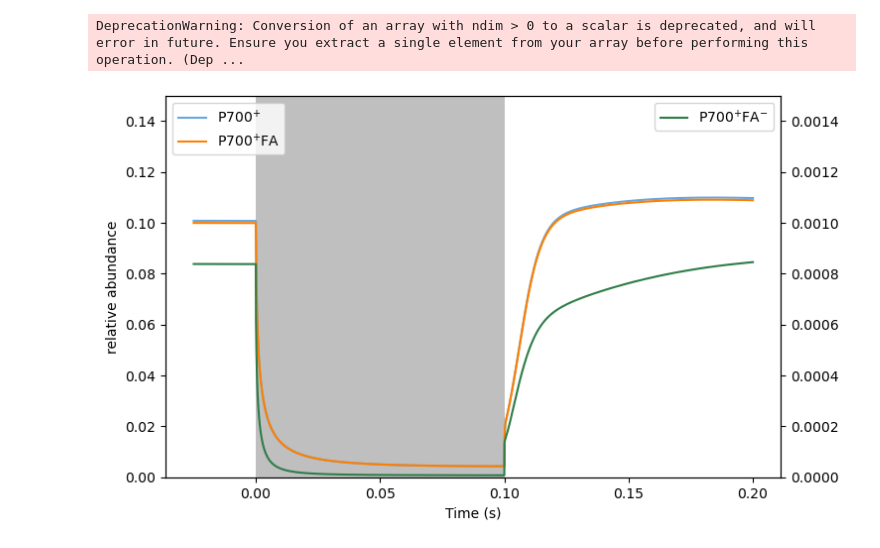
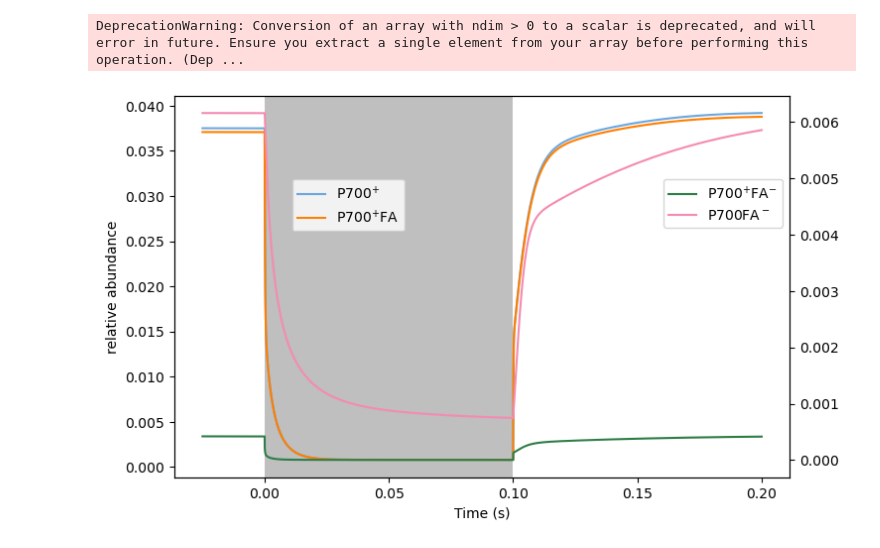
Before and after one commit to A-Potthoff/QTB_modeling, a Jupyter notebook: analyses/DIRK.ipynb, the cells around one changed output. Saved outputs shown, nothing was run; the diff lists cells and outputs as text; code cells hidden in the pictures.

```diff
--- a/analyses/DIRK.ipynb
+++ b/analyses/DIRK.ipynb
@@ -124,25 +127,30 @@ DeprecationWarning: Conversion of an array with ndim > 0 to a scalar is deprecat
 # %%
 fig,ax1=plt.subplots(figsize=(8,5))
 ax2 = ax1.twinx()
 
 #ax 1
 ax1.plot(c["rel_P700+"], label = "P700$^{+}$", color=colors[0])
 ax1.plot(c["rel_P700+FA"], label = "P700$^{+}$FA", color=colors[1])
 
-ax1.set(ylim=(0, 0.15),
+ax2.plot(c["rel_P700+FA-"], label = "P700$^{+}$FA$^{-}$", color=colors[2])
+if model != "cyclic_2021":
+       ax2.plot(c["rel_P700FA-"], label = "P700FA$^-$", color=colors[3])
+
+
+ax1.set(#ylim=(0, 0.15),
        xlabel=("Time (s)"),
        ylabel=("relative abundance"))
 ax1.axvspan(0, relax_time, color='grey', alpha=0.5, lw=0)
 ax1.legend(loc = "upper left")
 
-#ax 2
-ax2.plot(c["rel_P700+FA-"], label = "P700$^{+}$FA$^{-}$", color=colors[2])
+ax2.set(#ylim=(0, 0.0015)
+       )
 
-ax2.set(ylim=(0, 0.0015))
-ax2.legend(loc = "upper right")
+ax1.legend(loc = "upper left", bbox_to_anchor=(0.18, 0.8))
+ax2.legend(loc = "upper right", bbox_to_anchor=(1, 0.8))
 
 plt.show()
 # %% [output]
-[figure, old version]
+[figure, new version]
 # %%
 save_fig(fig, model, analysis, "P700p")
```
Also changed, not shown: parts of 1 cell of this notebook, 2 other files.
